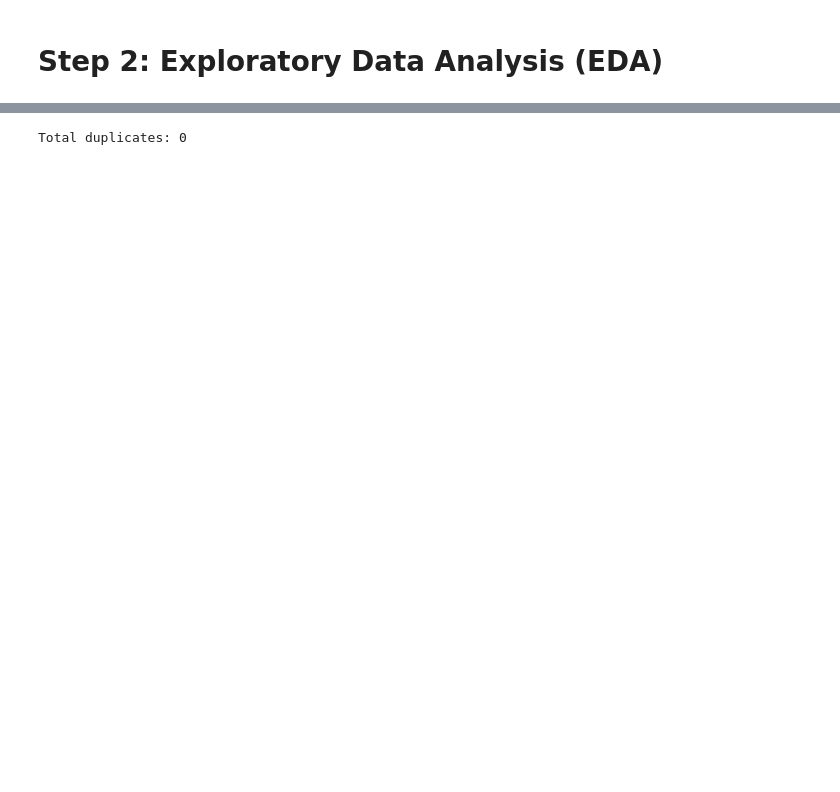
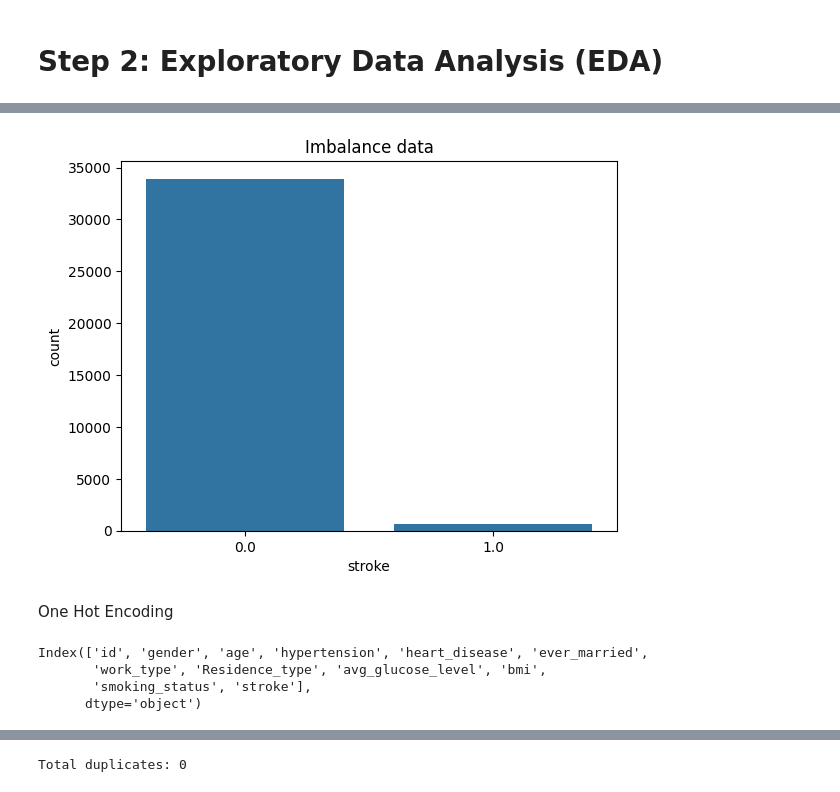
Before and after one commit to Shahedur23036883/MLNN_tutorial, a Jupyter notebook: Enhancing_Cerebral_Stroke_Prediction_with_Machine_Learning_on_Imbalanced_Data".ipynb, the cells around one changed output, grey strips where cells are left out. Drawn from its saved outputs; the diff is of its cells as text; code cells hidden in the pictures; blank space fills up the shorter version.

```diff
--- a/Enhancing_Cerebral_Stroke_Prediction_with_Machine_Learning_on_Imbalanced_Data".ipynb
+++ b/Enhancing_Cerebral_Stroke_Prediction_with_Machine_Learning_on_Imbalanced_Data".ipynb
@@ -59,0 +126,15 @@ First 5 rows:
+# %%
+sns.countplot(x='stroke', data=df)
+plt.title("Imbalance data")
+plt.show()
+# %% [output]
+[figure, added]
+# %% [markdown]
+One Hot Encoding
+# %%
+df.columns
+# %% [output]
+Index(['id', 'gender', 'age', 'hypertension', 'heart_disease', 'ever_married',
+       'work_type', 'Residence_type', 'avg_glucose_level', 'bmi',
+       'smoking_status', 'stroke'],
+      dtype='object')
```
Also changed, not shown: parts of 32 cells of this notebook.
